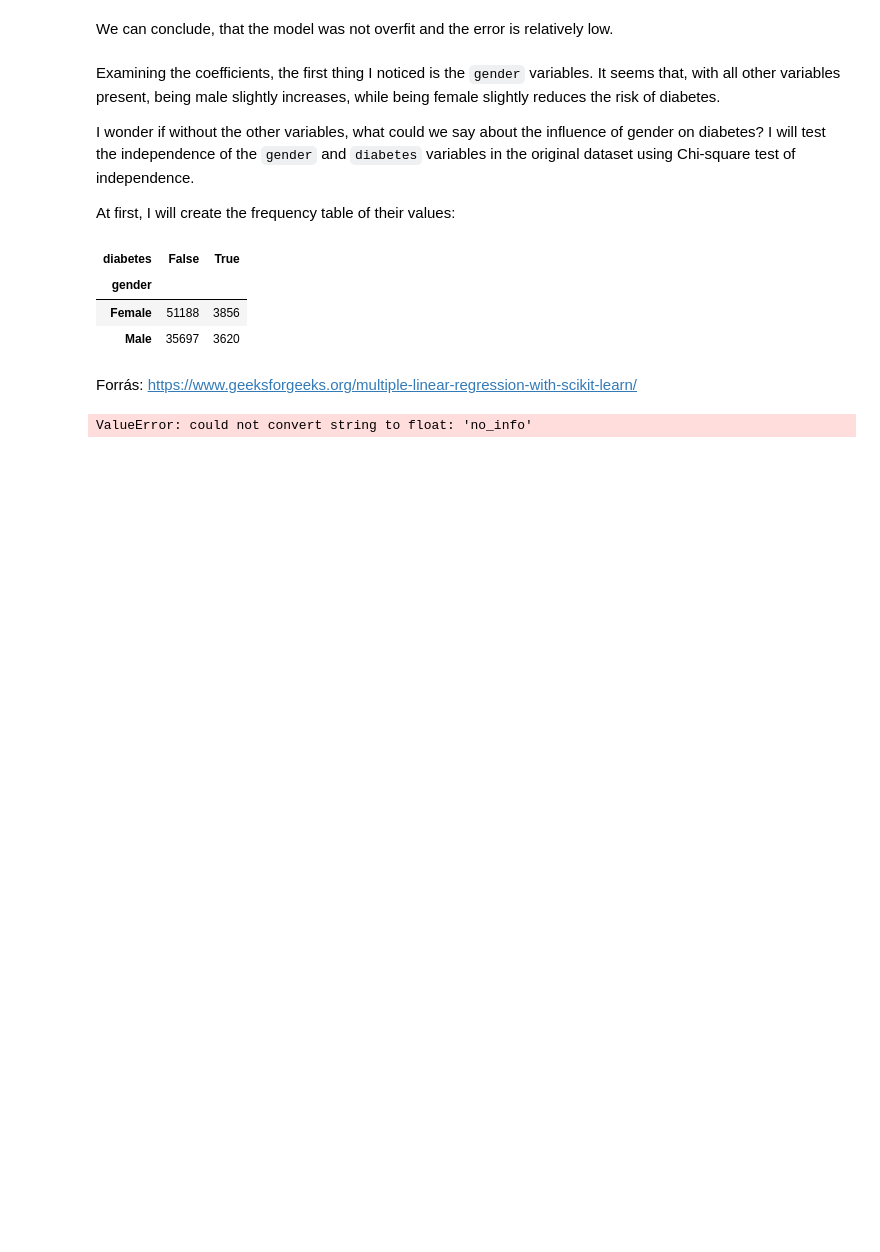
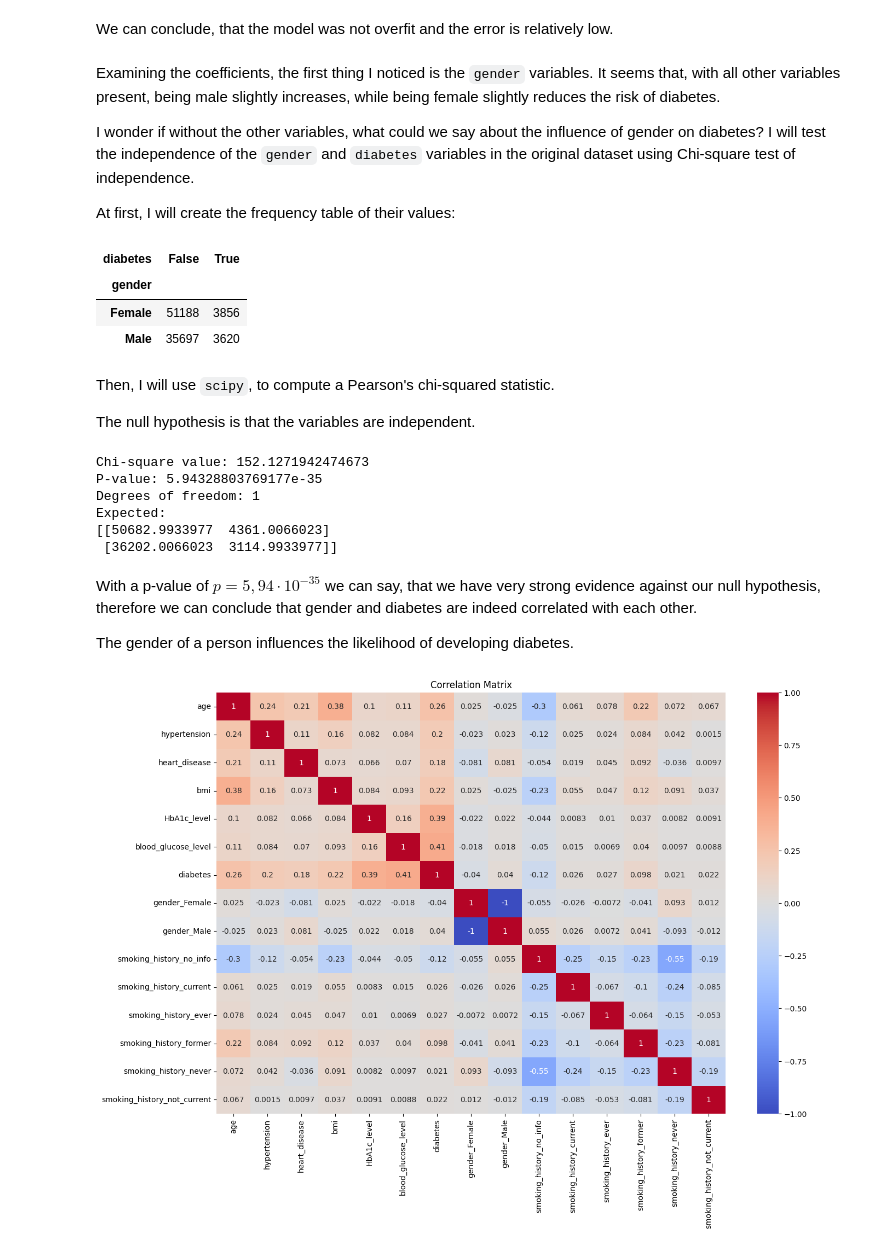
Before and after one commit to nemkin/matstat-diabetes, a Jupyter notebook: diabetes.ipynb, the cells around one changed output. Saved outputs shown, nothing was run; the diff lists cells and outputs as text; code cells hidden in the pictures; blank space fills up the shorter version.

```diff
--- a/diabetes.ipynb
+++ b/diabetes.ipynb
@@ -471,12 +476,35 @@ pd.crosstab(df['gender'], df['diabetes'])
 | gender |  |  |
 | Female | 51188 | 3856 |
 | Male | 35697 | 3620 |
-# %% [markdown]
-Forrás: https://www.geeksforgeeks.org/multiple-linear-regression-with-scikit-learn/
-# %%
-correlation_matrix = df.corr()
-
-print("Correlation Matrix:")
-print(correlation_matrix)
-# %% [output]
-ValueError: could not convert string to float: 'no_info'
+# %% [markdown]
+Then, I will use `scipy`, to compute a Pearson's chi-squared statistic.
+
+The null hypothesis is that the variables are independent.
+# %%
+chi2, p, dof, expected = chi2_contingency(crosstab)
+print(f"Chi-square value: {chi2}")
+print(f"P-value: {p}")
+print(f"Degrees of freedom: {dof}")
+print("Expected:")
+print(expected)
+# %% [output]
+Chi-square value: 152.1271942474673
+P-value: 5.94328803769177e-35
+Degrees of freedom: 1
+Expected:
+[[50682.9933977  4361.0066023]
+ [36202.0066023  3114.9933977]]
+# %% [markdown]
+With a p-value of $p=5,94\cdot{}10^{-35}$ we can say, that we have very strong evidence against our null hypothesis, therefore we can conclude that gender and diabetes are indeed correlated with each other.
+
+The gender of a person influences the likelihood of developing diabetes.
+# %%
+correlation_matrix = df_encoded.corr()
+
+plt.figure(figsize=(15, 10))
+sns.heatmap(correlation_matrix, annot=True, cmap='coolwarm', center=0)
+
+plt.title('Correlation Matrix')
+plt.show()
+# %% [output]
+[figure, added]
```
Also changed, not shown: parts of 5 cells of this notebook.
